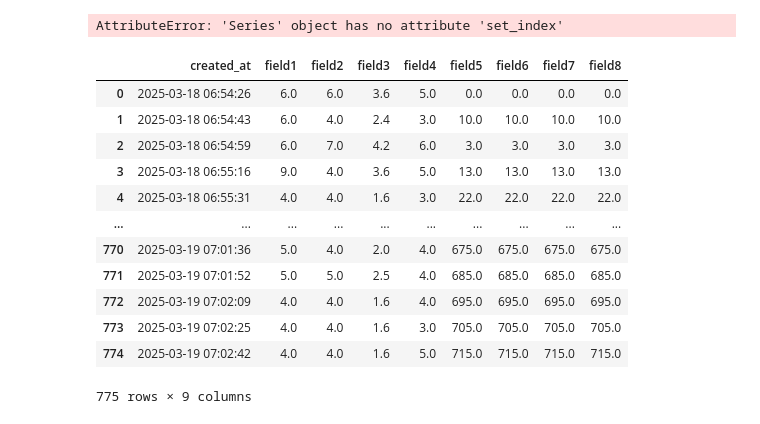
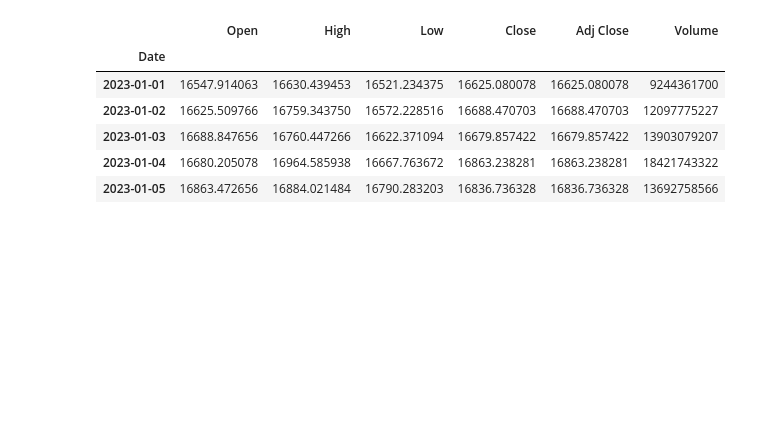
Before and after one commit to arnavahujaa/Intelligent-IoT-Data-Management, a Jupyter notebook: feature-visualization-testing.ipynb, the cells around one changed output. Saved outputs shown, nothing was run; the diff lists cells and outputs as text; code cells hidden in the pictures; blank space fills up the shorter version.

```diff
--- a/feature-visualization-testing.ipynb
+++ b/feature-visualization-testing.ipynb
@@ -15,33 +18,24 @@ from visualization_feature import *
 # # Now import the module
 # import line_plot
 # %%
-# Handling data
+# Handling data / UNgroupby
 data = pd.read_csv('datasets/2881821.csv').drop(columns=['entry_id'])
-
-# numeric_cols = data.select_dtypes(include=['number']).columns
-# data[numeric_cols] = data[numeric_cols].apply(pd.to_numeric, errors='coerce')
-
 data['created_at'] = pd.to_datetime(data['created_at'])
-# .dt.floor('h')  # Convert created_at to datetime
-data['created_at'] = data['created_at'].dt.strftime('%Y-%m-%d %H:%M:%S').set_index('created_at')
-# data = data.groupby(['created_at'])[numeric_cols].mean()
+data = data.set_index('created_at')
-# %% [output]
-AttributeError: 'Series' object has no attribute 'set_index'
 # %%
-data
+# Handling BTC data
+btc_df = pd.read_csv('datasets/BTC-USD.csv')
+btc_df['Date'] = pd.to_datetime(btc_df['Date'])
+btc_df = btc_df.set_index('Date')
-# %% [output]
-|  | created_at | field1 | field2 | field3 | field4 | field5 | field6 | field7 | field8 |
-| 0 | 2025-03-18 06:54:26 | 6.0 | 6.0 | 3.6 | 5.0 | 0.0 | 0.0 | 0.0 | 0.0 |
-| 1 | 2025-03-18 06:54:43 | 6.0 | 4.0 | 2.4 | 3.0 | 10.0 | 10.0 | 10.0 | 10.0 |
-| 2 | 2025-03-18 06:54:59 | 6.0 | 7.0 | 4.2 | 6.0 | 3.0 | 3.0 | 3.0 | 3.0 |
-| 3 | 2025-03-18 06:55:16 | 9.0 | 4.0 | 3.6 | 5.0 | 13.0 | 13.0 | 13.0 | 13.0 |
-| 4 | 2025-03-18 06:55:31 | 4.0 | 4.0 | 1.6 | 3.0 | 22.0 | 22.0 | 22.0 | 22.0 |
-| ... | ... | ... | ... | ... | ... | ... | ... | ... | ... |
-| 770 | 2025-03-19 07:01:36 | 5.0 | 4.0 | 2.0 | 4.0 | 675.0 | 675.0 | 675.0 | 675.0 |
-| 771 | 2025-03-19 07:01:52 | 5.0 | 5.0 | 2.5 | 4.0 | 685.0 | 685.0 | 685.0 | 685.0 |
-| 772 | 2025-03-19 07:02:09 | 4.0 | 4.0 | 1.6 | 4.0 | 695.0 | 695.0 | 695.0 | 695.0 |
-| 773 | 2025-03-19 07:02:25 | 4.0 | 4.0 | 1.6 | 3.0 | 705.0 | 705.0 | 705.0 | 705.0 |
-| 774 | 2025-03-19 07:02:42 | 4.0 | 4.0 | 1.6 | 5.0 | 715.0 | 715.0 | 715.0 | 715.0 |
-775 rows × 9 columns
+# %%
+btc_df.head()
+# %% [output]
+|  | Open | High | Low | Close | Adj Close | Volume |
+| Date |  |  |  |  |  |  |
+| 2023-01-01 | 16547.914063 | 16630.439453 | 16521.234375 | 16625.080078 | 16625.080078 | 9244361700 |
+| 2023-01-02 | 16625.509766 | 16759.343750 | 16572.228516 | 16688.470703 | 16688.470703 | 12097775227 |
+| 2023-01-03 | 16688.847656 | 16760.447266 | 16622.371094 | 16679.857422 | 16679.857422 | 13903079207 |
+| 2023-01-04 | 16680.205078 | 16964.585938 | 16667.763672 | 16863.238281 | 16863.238281 | 18421743322 |
+| 2023-01-05 | 16863.472656 | 16884.021484 | 16790.283203 | 16836.736328 | 16836.736328 | 13692758566 |
 # %%
 # Example usage
```
Also changed, not shown: parts of 8 cells of this notebook, 4 other files.
